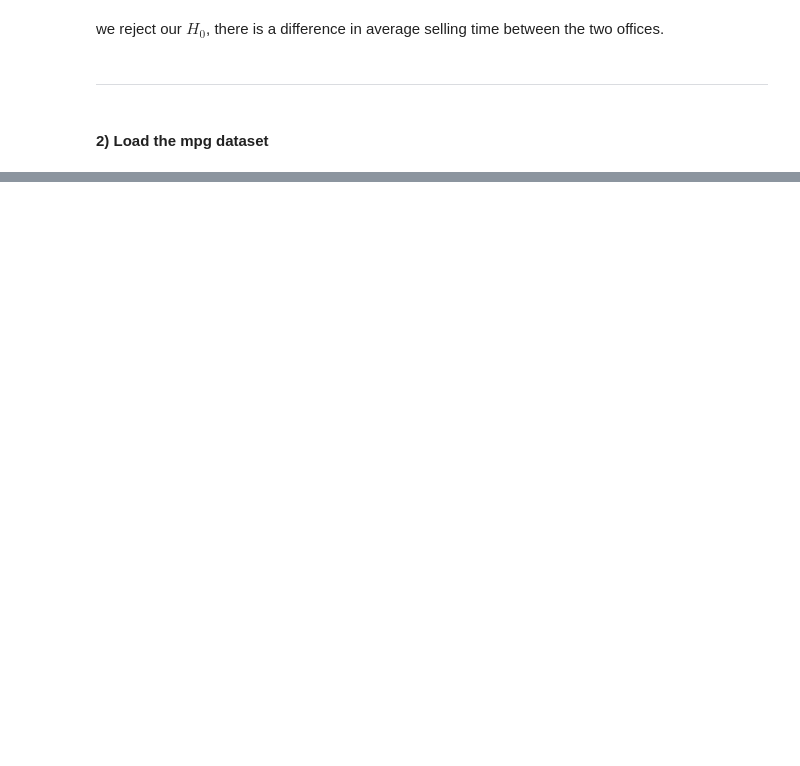
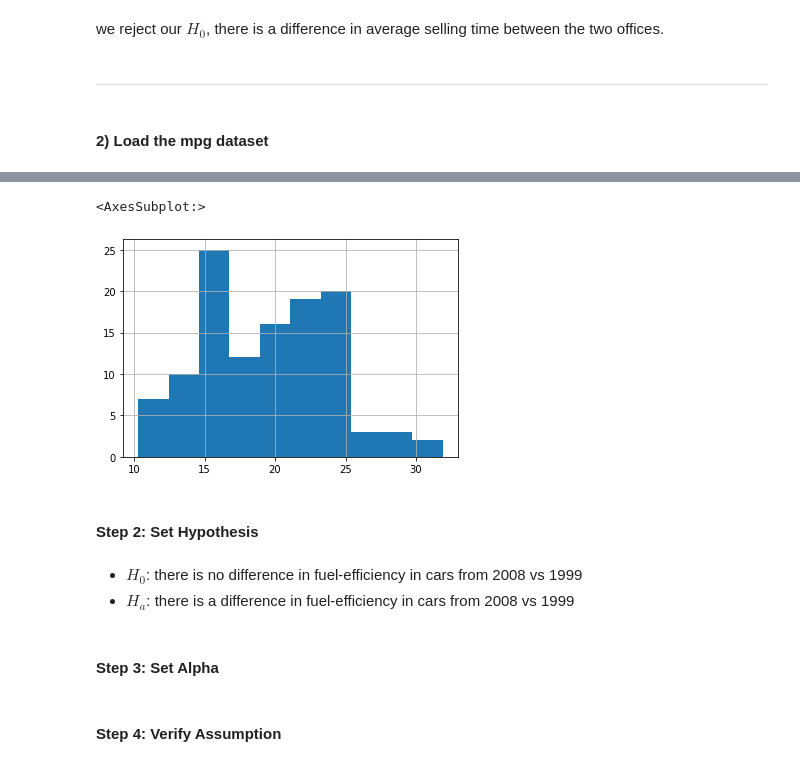
Before and after one commit to natasharivers/Statistics, a Jupyter notebook: hypothesis_testing_cont.ipynb, the cells around one changed output, grey strips where cells are left out. Cells and saved outputs as stored; diff of their text form; code cells hidden in the pictures; blank space fills up the shorter version.

Commit message:
complete exercises hypothesis testing

```diff
--- a/hypothesis_testing_cont.ipynb
+++ b/hypothesis_testing_cont.ipynb
@@ -153,0 +113,2 @@ ninenine_fuel.hist()
+# %%
+mpg = data('mpg')
@@ -153,0 +159,4 @@ ninenine_fuel.hist()
+# %%
+mpg['average_mpg'] = stats.hmean(mpg[['cty', 'hwy']], axis=1)
+mpg.head()
+#use this code to find the mean of cty and hwy combined and create a
@@ -153,0 +178,4 @@ ninenine_fuel.hist()
+# %%
+#create new panda series
+ninenine_fuel = mpg[mpg.year == 1999].average_mpg
+oeight_fuel = mpg[mpg.year == 2008].average_mpg
@@ -153,0 +189,12 @@ ninenine_fuel.hist()
+# %%
+oeight_fuel.hist()
+# %% [output]
+<AxesSubplot:>
+[figure, added]
+# %% [markdown]
+#### Step 2: Set Hypothesis
+# %% [markdown]
+- $H_0$: there is no difference in fuel-efficiency in cars from 2008 vs 1999
+- $H_a$: there is a difference in fuel-efficiency in cars from 2008 vs 1999
+# %% [markdown]
+#### Step 3: Set Alpha
@@ -153,0 +203,2 @@ ninenine_fuel.hist()
+# %% [markdown]
+#### Step 4: Verify Assumption
```
Also changed, not shown: parts of 75 cells of this notebook.
